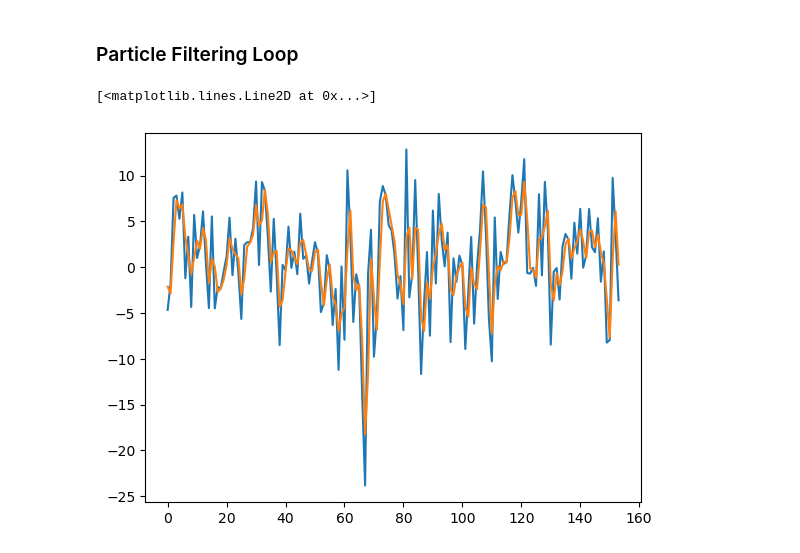
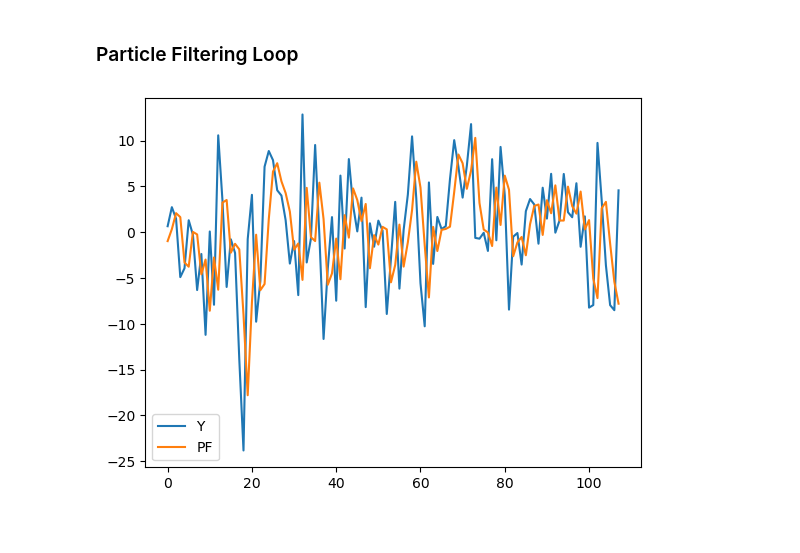
Before and after one commit to zg915/PF-PortfolioStrategies, a Jupyter notebook: SMSV+EMASO.ipynb, the cells around one changed output. Cells and saved outputs as stored; diff of their text form; code cells hidden in the pictures.

```diff
--- a/SMSV+EMASO.ipynb
+++ b/SMSV+EMASO.ipynb
@@ -31,7 +31,7 @@ def B(α, β, size = None):
 # %% [markdown]
 ### Define Observation Functions
 # %%
-def ϕ_μ_transition_function(α, θ):
+def SSOS_update(α, θ):
     return N(α * θ + (1 - α) * np.mean(θ), (1 - α**2) * np.var(θ))
 # %%
 def x_transition_function(x̄, ϕ_x, σ_x, ξ_t, x_t):
@@ -71,11 +71,14 @@ x̄ = U(-1, 5, L) # shape (L, 1)
 # %% [markdown]
 ### Variables
 # %%
-x = np.zeros((T + 1, L)) # latent x, shape (T + 1, L)
-μ = np.zeros((T + 1, L)) # latent μ, shape (T + 1, L)
-ϕ_μ = np.zeros((T + 1, L)) # latent μ noise updates with SSOS, shape (T + 1, L)
+x = np.zeros((T, L)) # latent x, shape (T, L)
 p_x = np.zeros((T, L)) # particles of latent x, shape (T, L)
+
+μ = np.zeros((T, L)) # latent μ, shape (T, L)
 p_μ = np.zeros((T, L)) # particles of latent μ, shape (T, L)
+
+ϕ_μ = np.zeros((T, L)) # latent μ noise updates with SSOS, shape (T, L)
+
 α = np.zeros((T, L)) # weights, shape (T, L)
 y = np.zeros((T, L)) # estimation of return, shape (T, L)
 
@@ -86,26 +89,29 @@ y = np.zeros((T, L)) # estimation of return, shape (T, L)
 # %% [markdown]
 ### initialize
 # %%
-x[0] = N(x̄, (σ_x ** 2) / (1 - ϕ_x ** 2))
+x[0] = N(x̄[0], (σ_x ** 2) / (1 - ϕ_x ** 2))
 """
 Require Double Check on ϕ_μ initialization
 """
 ϕ_μ[0] =  U(0, 1, L)
 μ[0] = N(α_parameter, (σ_μ ** 2) / (1 - ϕ_μ[0] ** 2))
+ϵ[0] = N(0, 1, L)
+y[0] = observation_function(μ[0], x[0], ϵ[0])
 # %% [markdown]
 ### Particle Filtering Loop
 # %%
-for t in tqdm(range(0, T, 1)):
+for t in tqdm(range(1, T, 1)):
+
+    # SOSS update
+    ϕ_μ[t] = SSOS_update(α_shrink_factor, ϕ_μ[t-1])
 
     # generate system noise and calculate particles for x
     ξ[t] = N(0, 1, L)
-    p_x[t] = x_transition_function(x̄, ϕ_x, σ_x, ξ[t], x[t])
+    p_x[t] = x_transition_function(x̄, ϕ_x, σ_x, ξ[t], x[t-1])
 
-    # SOSS update for ϕ_μ
-    ϕ_μ[t+1] = ϕ_μ_transition_function(α_shrink_factor, ϕ_μ[t])
     # generate system noise and calculate particles for μ
     η[t] = N(0, 1, L)
-    p_μ[t] = μ_transition_function(observation[t], ϕ_μ[t+1], σ_μ, η[t], μ[t])
+    p_μ[t] = μ_transition_function(observation[t-1], ϕ_μ[t], σ_μ, η[t], μ[t-1])
 
 
     # generate noise and calculate expected observations
@@ -124,12 +130,13 @@ for t in tqdm(range(0, T, 1)):
     # Resample latents from the particles
     for sample_j in range(L):
         sample_choice = np.random.choice(np.arange(L), p = weights)
-        x[t + 1, sample_j] = p_x[t, sample_choice]
-        μ[t + 1, sample_j] = p_μ[t, sample_choice]
+        x[t, sample_j] = p_x[t, sample_choice]
+        μ[t, sample_j] = p_μ[t, sample_choice]
 # %%
 from matplotlib import pyplot as plt
-plt.plot(Y[1:])
-plt.plot(np.average(y, axis=1)[1:])
+plt.plot(observation[48:], label='Y')
+plt.plot(np.mean(y, axis=1)[48:], label='PF')
+plt.legend()
+plt.show()
 # %% [output]
-[<matplotlib.lines.Line2D at 0x...>]
-[figure, old version]
+[figure, new version]
```
Also changed, not shown: parts of 4 cells of this notebook, 3 other files.
